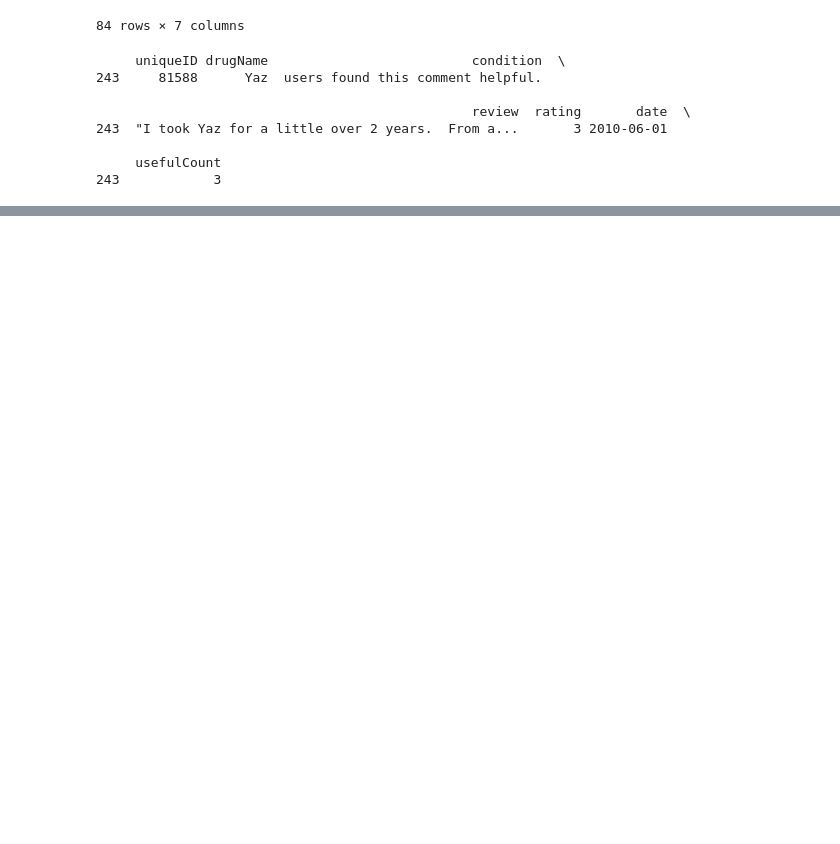
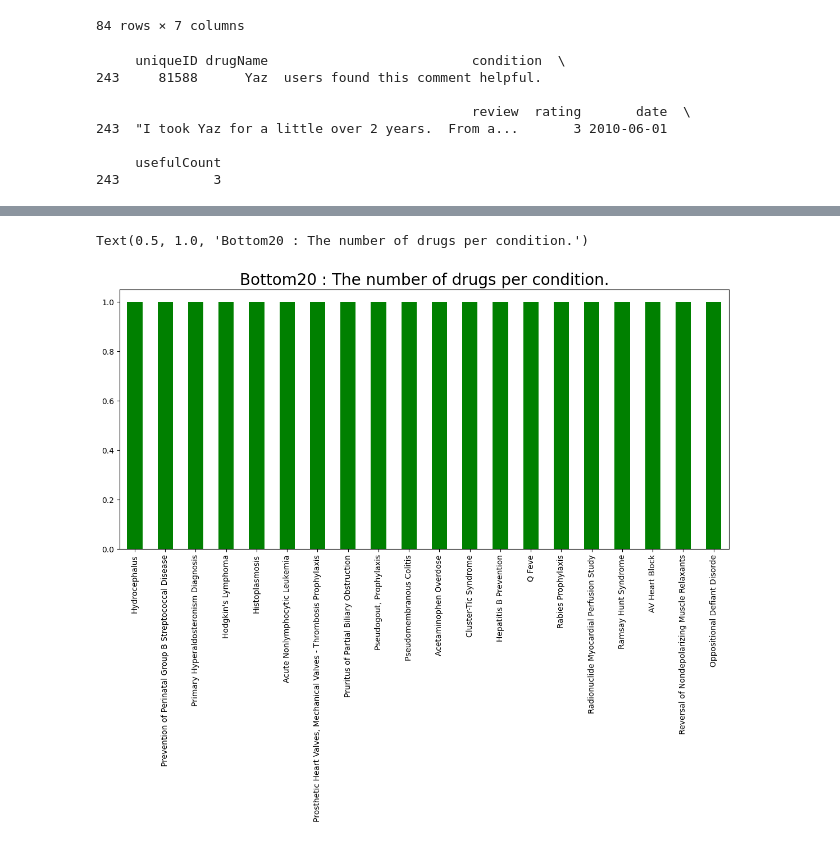
Before and after one commit to Rohith1289/Drug_Review_Analysis, a Jupyter notebook: source_code.ipynb, the cells around one changed output, grey strips where cells are left out. Drawn from its saved outputs; the diff is of its cells as text; code cells hidden in the pictures; blank space fills up the shorter version.

```diff
--- a/source_code.ipynb
+++ b/source_code.ipynb
@@ -87,0 +97,10 @@ print(df_train[df_train['uniqueID'] == 81588])
+# %%
+condition_dn = df_train.groupby(['condition'])['drugName'].nunique().sort_values(ascending=False)
+
+condition_dn[condition_dn.shape[0]-20:condition_dn.shape[0]].plot(kind="bar", figsize = (14,6), fontsize = 10,color="green")
+plt.xlabel("", fontsize = 20)
+plt.ylabel("", fontsize = 20)
+plt.title("Bottom20 : The number of drugs per condition.", fontsize = 20)
+# %% [output]
+Text(0.5, 1.0, 'Bottom20 : The number of drugs per condition.')
+[figure, added]
```
Also changed, not shown: parts of 16 cells of this notebook.
